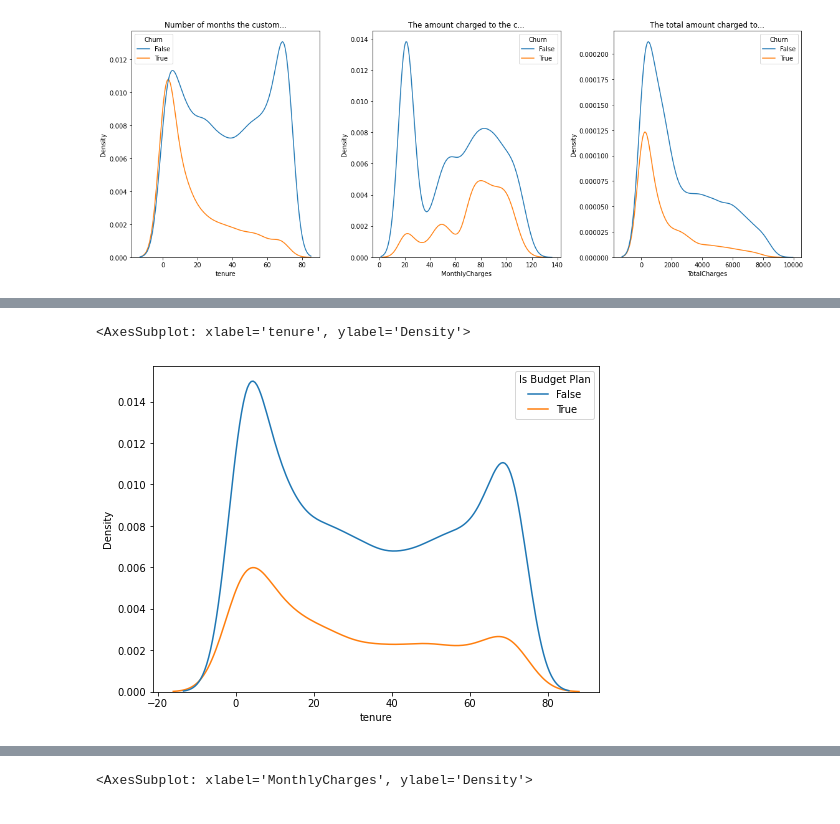
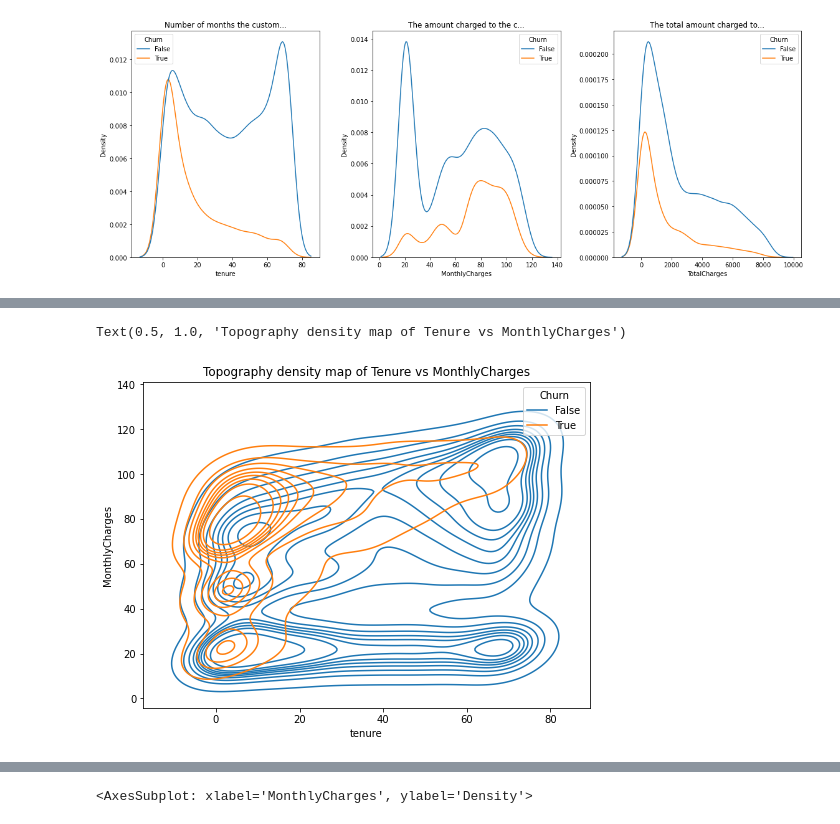
Before and after one commit to Jeff-ChenFan-Wang/TelecomChurnAnalysis, a Jupyter notebook: EDA.ipynb, the cells around one changed output, grey strips where cells are left out. Cells and saved outputs as stored; diff of their text form; code cells hidden in the pictures.

```diff
--- a/EDA.ipynb
+++ b/EDA.ipynb
@@ -184,13 +197,12 @@ From the graph below, it seems like you are just as likely to use a budget plan
 # %%
 plt.figure(figsize=(8,6))
 sns.kdeplot(
-    data = (full_data[['tenure']]
-        .join((full_data['MonthlyCharges']<=40)
-              .rename('Is Budget Plan')
-    )),
+    data = full_data[['tenure','MonthlyCharges']].join(churn),
     x='tenure',
-    hue='Is Budget Plan'
+    y='MonthlyCharges',
+    hue='Churn'
 )
+plt.title('Topography density map of Tenure vs MonthlyCharges')
 # %% [output]
-<AxesSubplot: xlabel='tenure', ylabel='Density'>
+Text(0.5, 1.0, 'Topography density map of Tenure vs MonthlyCharges')
-[figure, old version]
+[figure, new version]
```
Also changed, not shown: parts of 44 cells of this notebook, 4 other files.
